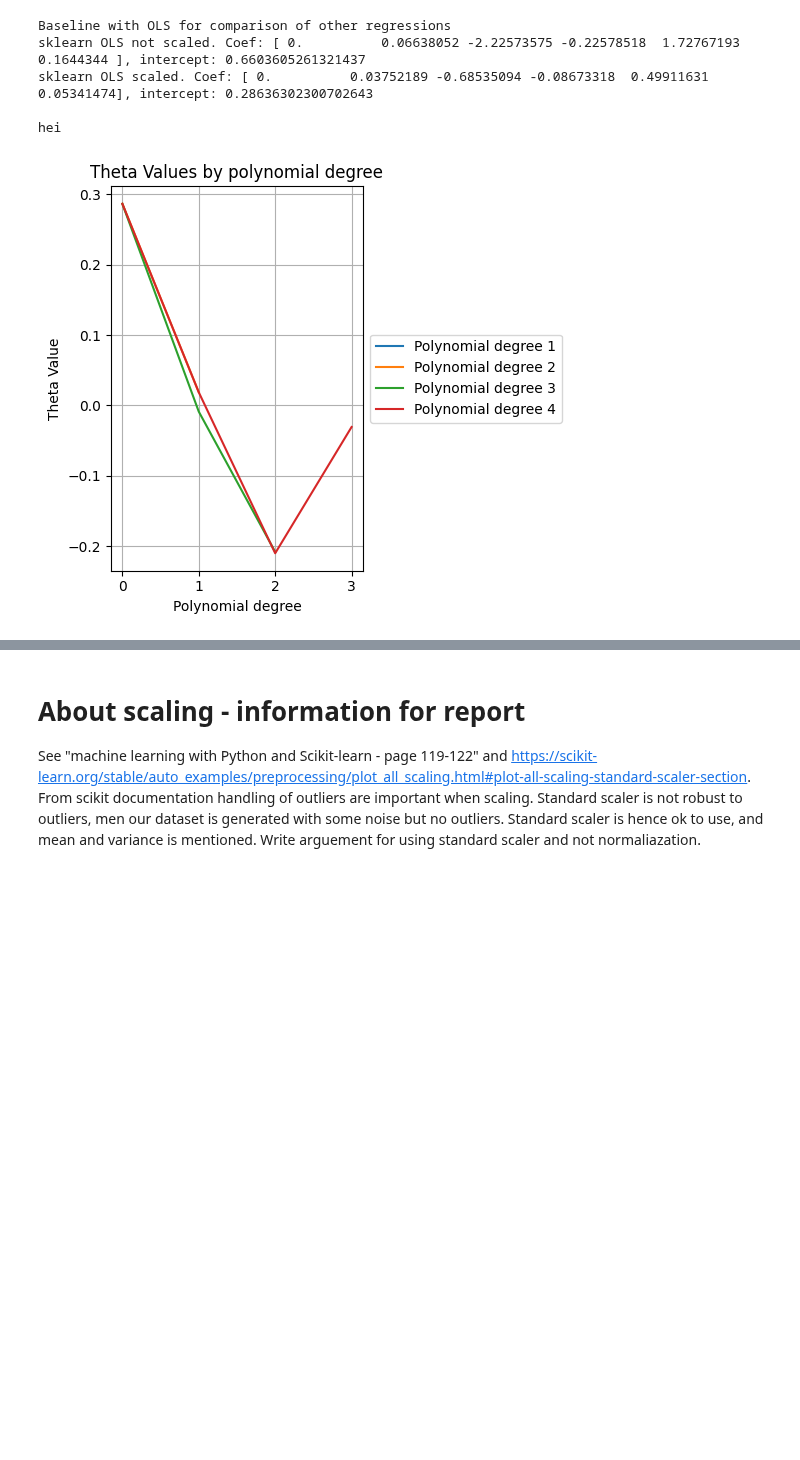
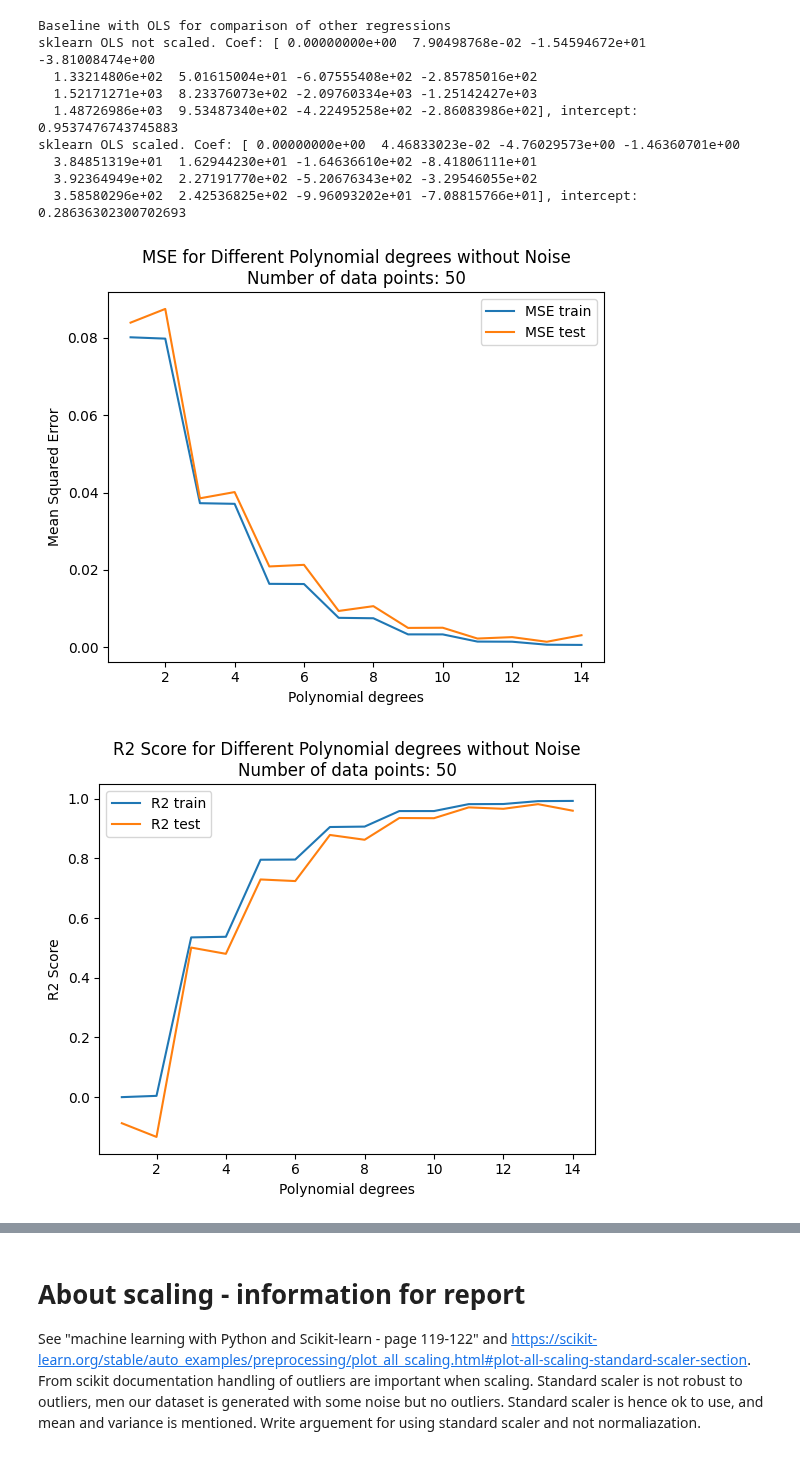
Before and after one commit to johtj/data_analysis_ml_projects, a Jupyter notebook: assignment1/code/assignment1.ipynb, the cells around one changed output, grey strips where cells are left out. Drawn from its saved outputs; the diff is of its cells as text; code cells hidden in the pictures; blank space fills up the shorter version.

```diff
--- a/assignment1/code/assignment1.ipynb
+++ b/assignment1/code/assignment1.ipynb
@@ -13,7 +13,7 @@ from plotting_exploration import plot_mse,plot_r2, explore_lambda, explore_polyn
 
 n_datapoints = 50 # changed and ran code with different values. Could have been implemented as a list and looped over, but regarded as not necessary.
 standard_deviation = 0.1 # for noise, should we play around with this values as well in analysis?
-p = 5 # polynomial degree
+p = 15 # polynomial degree
 
 lambda_range = (-1,-5) # range of lambda values for np.log
 lambda_n = 50 # number lambda values to explore
@@ -30,7 +30,7 @@ max_iterations = 1000
 use_intercept = True
 
 # create plots or not
-create_plots = False
+create_plots = True
 
 verbose_bool = False
 
@@ -41,8 +41,10 @@ x = np.linspace(-1, 1, num=n_datapoints)
 y = 1 / (1 + 25 * x**2)
 
 # generating data with noise
-x_noise = np.linspace(-1, 1, num=n_datapoints) + np.random.normal(0, standard_deviation, n_datapoints)
-y_noise = 1 / (1 + 25 * x_noise**2)
+#x_noise = np.linspace(-1, 1, num=n_datapoints) + np.random.normal(0, standard_deviation, n_datapoints)
+#y_noise = 1 / (1 + 25 * x_noise**2)
+x_noise = x
+y_noise = 1 / (1 + 25 * x_noise**2) + np.random.normal(0, standard_deviation, n_datapoints)
 # %%
 # Runge's function analysis
 ##################################################
@@ -77,6 +79,7 @@ if create_plots:
 
 lambdas, mse_train_ridge, mse_test_ridge, r2_train_ridge, r2_test_ridge = explore_lambda(X_train_scaled, X_test_scaled, y_train, y_test, lambdas_start, verbose=verbose_bool)
 if create_plots: #MSE and R2 with no noise
+    print(len(mse_train_ridge), len(lambdas), len(mse_test_ridge))
     plot_mse(n_datapoints, lambdas,"Lambda values", mse_train_ridge, mse_test_ridge, noise=False)
     plot_r2(n_datapoints, lambdas,"Lambda values", r2_train_ridge, r2_test_ridge, noise=False)
 
@@ -92,37 +95,42 @@ X_noise = polynomial_features(x_noise, p,intercept=use_intercept) # intercept=Tr
 X_train_noise, X_test_noise, y_train_noise, y_test_noise = train_test_split(X_noise, y_noise, test_size=0.2)
 X_train_scaled_noise, X_test_scaled_noise = scale_features_by_intercept_use(X_train_noise, X_test_noise, use_intercept)
 
 # scaled data for features as input
 polynomial_degree, mse_train, mse_test, r2_train, r2_test, thetas = explore_polynomial_degree(X_train_scaled_noise, X_test_scaled_noise, y_train_noise, y_test_noise, p, use_intercept=use_intercept, verbose=verbose_bool)
 if create_plots: #MSE and R2 with noise
     plot_mse(n_datapoints, polynomial_degree, "polynomial degrees", mse_train, mse_test, noise=True)
     plot_r2(n_datapoints, polynomial_degree, "polynomial degrees",r2_train, r2_test, noise=True)
 
 
 # Explore lambdas with Ridge regression - noise
 lambdas, mse_train_ridge, mse_test_ridge, r2_train_ridge, r2_test_ridge = explore_lambda(X_train_scaled_noise, X_test_scaled_noise, y_train_noise, y_test_noise, lambdas_start, verbose=verbose_bool)
 if create_plots:
-    plot_mse(n_datapoints, lambdas,"Lambda values", mse_train_ridge, mse_test_ridge, noise=False)
-    plot_r2(n_datapoints, lambdas,"Lambda values", r2_train_ridge, r2_test_ridge, noise=False)
+    plot_mse(n_datapoints, lambdas,"Lambda values", mse_train_ridge, mse_test_ridge, noise=True)
+    plot_r2(n_datapoints, lambdas,"Lambda values", r2_train_ridge, r2_test_ridge, noise=True)
 
 
 
 ##################################################
 # Explore Lasso regression as function of lambdas and learning rate
 verbose_lasso = False
 lasso_grid, lasso_mse_train, lasso_mse_test, lasso_r2_train, lasso_r2_test, mse_values = lasso_grid_search(X_train, X_test, y_train, y_test, lambdas_start, etas, tolerance, max_iterations, use_intercept, verbose=verbose_bool)
 if create_plots:
     plot_heatmap_lasso(mse_values, lambda_n, etas)
 # compare with lasso sklearn - use alpha value from own implementation and calculation of lasso, best value
 #                     --------> use lambda_ or learning rate, or a constant? Unsure about the calculated intercept value
 if verbose_bool: print('lasso - not scaled')
 sklearn_lasso_regression(X_train, y_train, lasso_grid['lambda'], use_intercept, max_iterations, tolerance, verbose=verbose_bool)
 if verbose_bool: print('lasso - scaled')
 sklearn_lasso_regression(X_train_scaled, y_train, lasso_grid['lambda'], use_intercept, max_iterations, tolerance, verbose=verbose_bool)
 # %% [output]
 Baseline with OLS for comparison of other regressions
-sklearn OLS not scaled. Coef: [ 0.          0.06638052 -2.22573575 -0.22578518  1.72767193  0.1644344 ], intercept: 0.6603605261321437
-sklearn OLS scaled. Coef: [ 0.          0.03752189 -0.68535094 -0.08673318  0.49911631  0.05341474], intercept: 0.28636302300702643
-
-hei
+sklearn OLS not scaled. Coef: [ 0.00000000e+00  7.90498768e-02 -1.54594672e+01 -3.81008474e+00
+  1.33214806e+02  5.01615004e+01 -6.07555408e+02 -2.85785016e+02
+  1.52171271e+03  8.23376073e+02 -2.09760334e+03 -1.25142427e+03
+  1.48726986e+03  9.53487340e+02 -4.22495258e+02 -2.86083986e+02], intercept: 0.9537476743745883
+sklearn OLS scaled. Coef: [ 0.00000000e+00  4.46833023e-02 -4.76029573e+00 -1.46360701e+00
+  3.84851319e+01  1.62944230e+01 -1.64636610e+02 -8.41806111e+01
+  3.92364949e+02  2.27191770e+02 -5.20676343e+02 -3.29546055e+02
+  3.58580296e+02  2.42536825e+02 -9.96093202e+01 -7.08815766e+01], intercept: 0.28636302300702693
-[figure, old version]
+[figure, new version]
+[figure, added]
```
Also changed, not shown: parts of 1 cell of this notebook, 9 other files.
